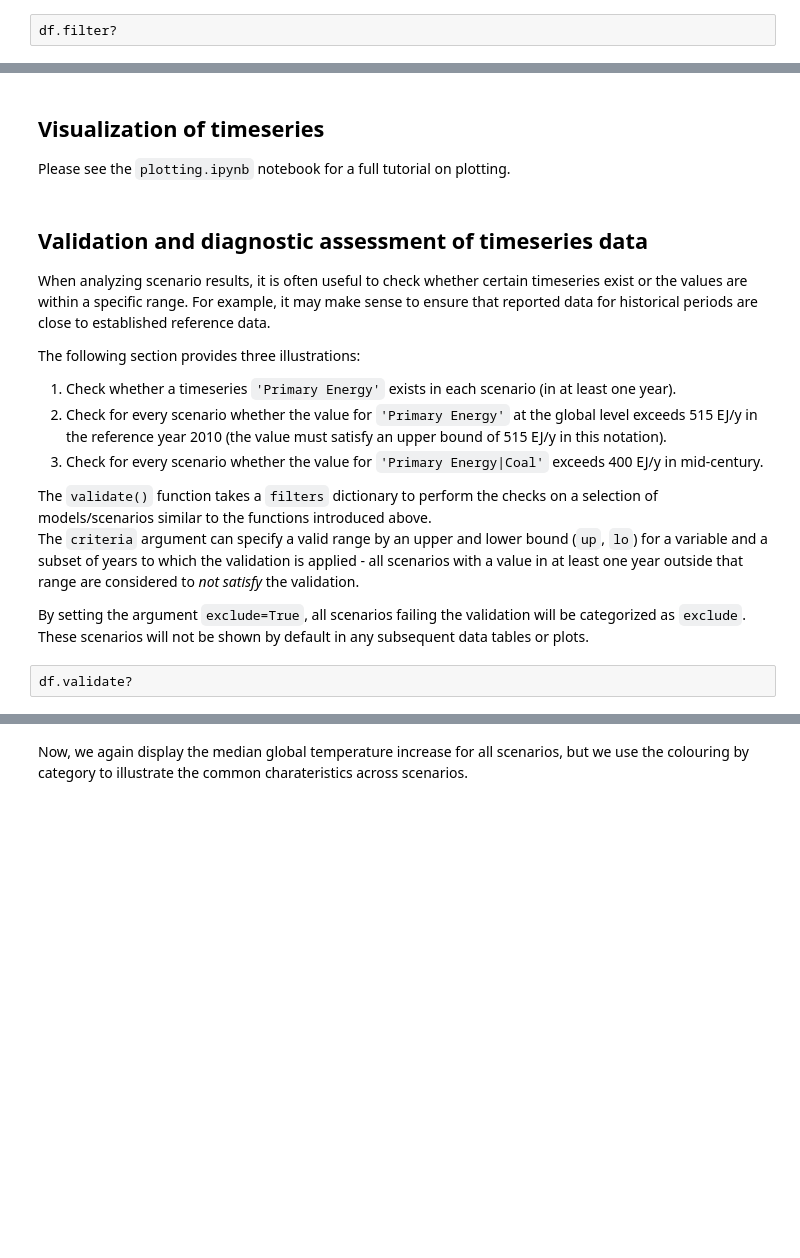
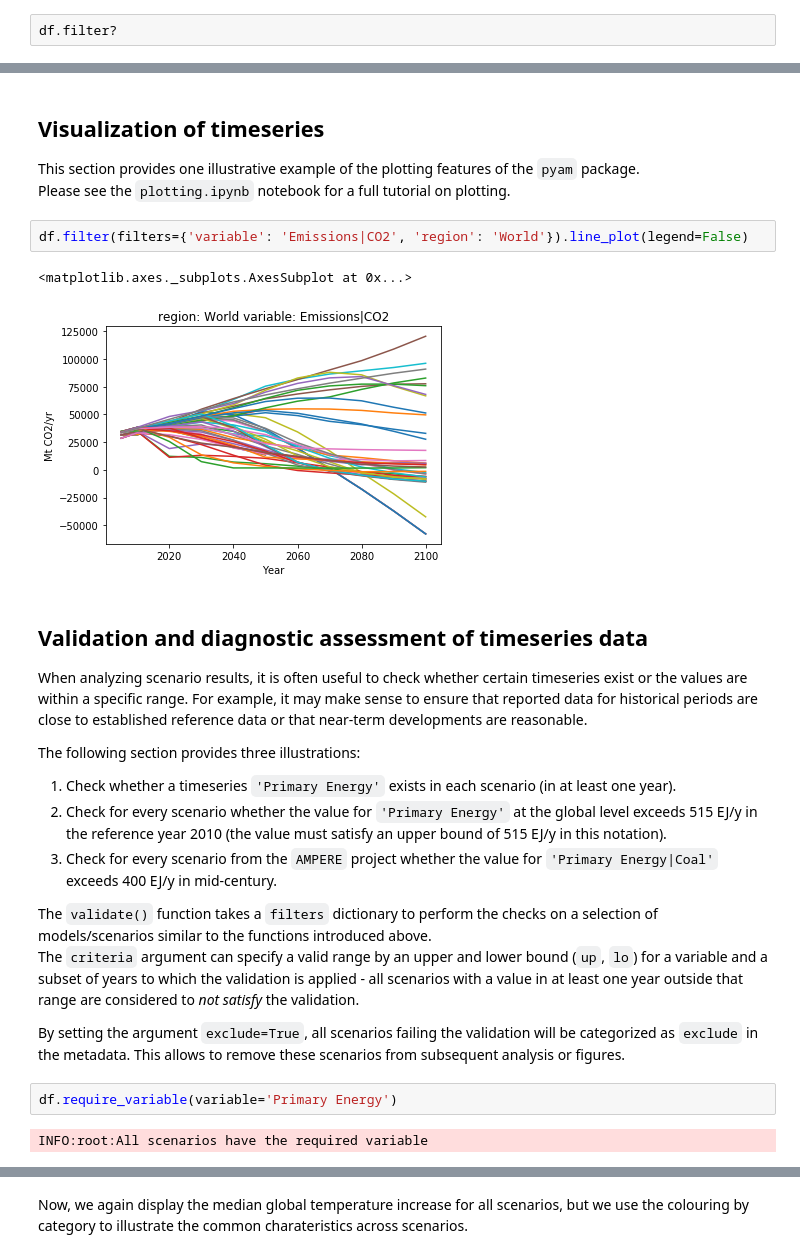
Before and after one commit to IAMconsortium/pyam, a Jupyter notebook: tutorial/pyam_first_steps-answers.ipynb, the cells around one changed output, grey strips where cells are left out. Saved outputs shown, nothing was run; the diff lists cells and outputs as text; blank space fills up the shorter version.

```diff
--- a/tutorial/pyam_first_steps-answers.ipynb
+++ b/tutorial/pyam_first_steps-answers.ipynb
@@ -244,27 +275,35 @@ df.head()
 # %% [markdown]
 ## Visualization of timeseries
 
+This section provides one illustrative example of the plotting features of the ``pyam`` package.
 Please see the `plotting.ipynb` notebook for a full tutorial on plotting.
+# %%
+df.filter(filters={'variable': 'Emissions|CO2', 'region': 'World'}).line_plot(legend=False)
+# %% [output]
+<matplotlib.axes._subplots.AxesSubplot at 0x...>
+[figure, added]
 # %% [markdown]
 ## Validation and diagnostic assessment of timeseries data
 
-When analyzing scenario results, it is often useful to check whether certain timeseries exist or the values are within a specific range. For example, it may make sense to ensure that reported data for historical periods are close to established reference data.
+When analyzing scenario results, it is often useful to check whether certain timeseries exist or the values are within a specific range. For example, it may make sense to ensure that reported data for historical periods are close to established reference data or that near-term developments are reasonable.
 
 The following section provides three illustrations:
 1. Check whether a timeseries `'Primary Energy'` exists in each scenario (in at least one year).
 2. Check for every scenario whether the value for `'Primary Energy'` at the global level exceeds 515 EJ/y
    in the reference year 2010
    (the value must satisfy an upper bound of 515 EJ/y in this notation).
-3. Check for every scenario whether the value for `'Primary Energy|Coal'` exceeds 400 EJ/y in mid-century.
+3. Check for every scenario from the `AMPERE` project
+   whether the value for `'Primary Energy|Coal'` exceeds 400 EJ/y in mid-century.
 
 The `validate()` function takes a `filters` dictionary to perform the checks on a selection of models/scenarios
 similar to the functions introduced above.
 The ``criteria`` argument can specify a valid range by an upper and lower bound (``up``, ``lo``) for a variable and a subset of years to which the validation is applied - all scenarios with a value in at least one year outside that range are considered to *not satisfy* the validation.
 
-By setting the argument ``exclude=True``, all scenarios failing the validation will be categorized as ``exclude``.
-These scenarios will not be shown by default in any subsequent data tables or plots.
+By setting the argument ``exclude=True``, all scenarios failing the validation will be categorized as ``exclude`` in the metadata. This allows to remove these scenarios from subsequent analysis or figures.
-# %%
-df.validate?
+# %%
+df.require_variable(variable='Primary Energy')
+# %% [output]
+INFO:root:All scenarios have the required variable
 # %%
 df.validate(criteria={'Primary Energy': {'up': 515, 'year': 2010}})
 # %% [output]
```
Also changed, not shown: parts of 46 cells of this notebook, 18 other files.
